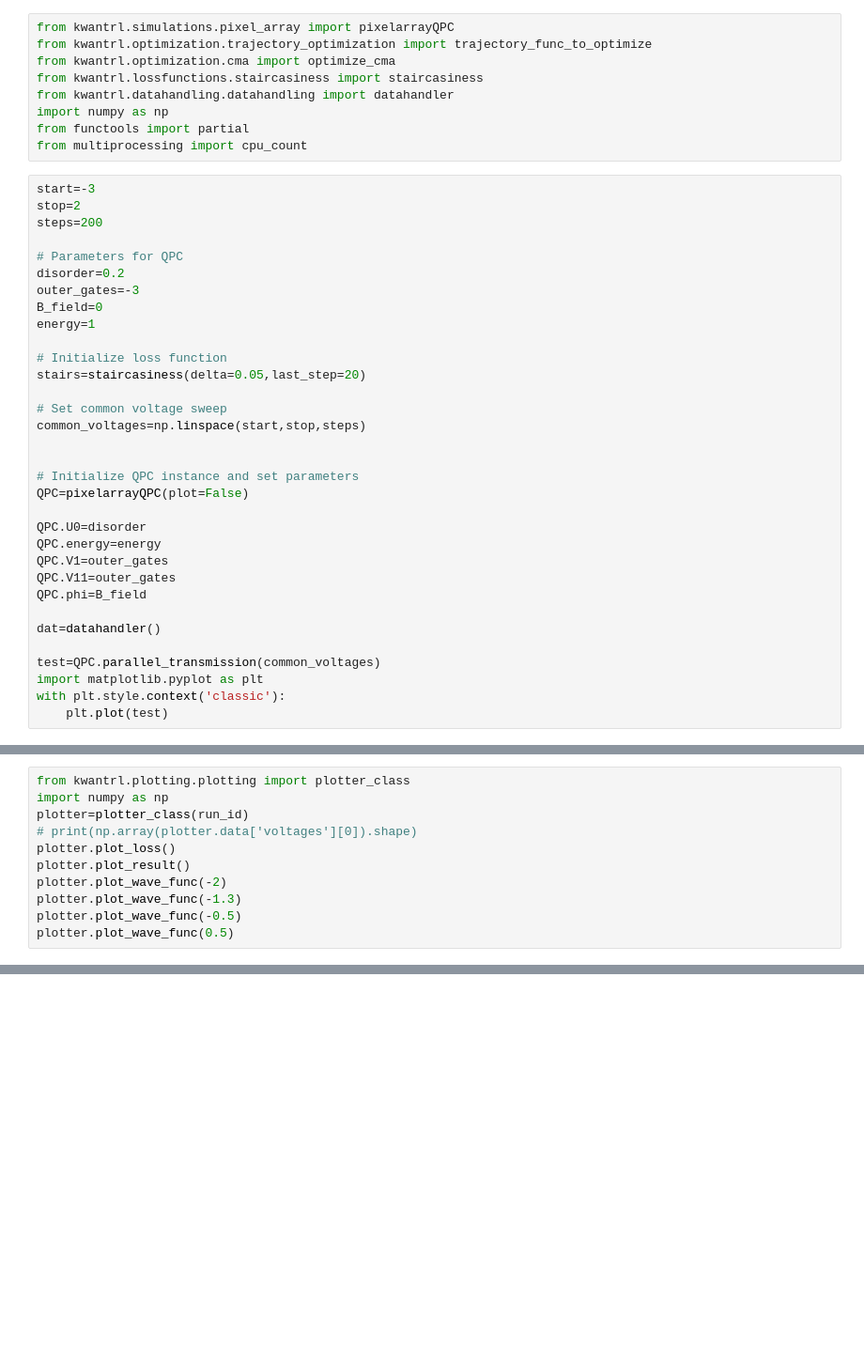
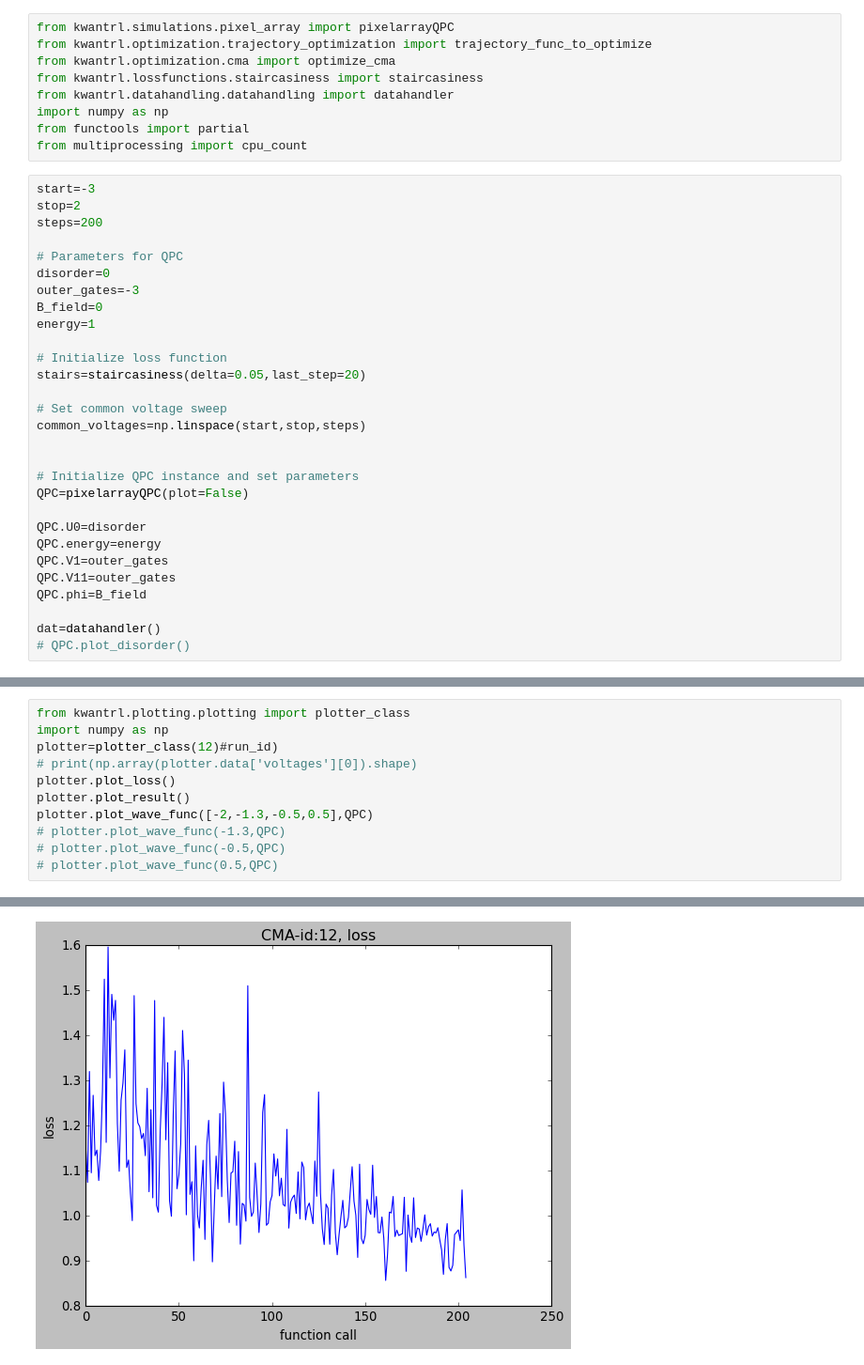
Before and after one commit to jacobdben/qpcRL, a Jupyter notebook: kwantrl/run_scripts/test_trajectory.ipynb, the cells around one changed output, grey strips where cells are left out. Shown at 94% size. Cells and saved outputs as stored; diff of their text form; blank space fills up the shorter version.

Commit message:
did a bunch of tests with the simulation

```diff
--- a/kwantrl/run_scripts/test_trajectory.ipynb
+++ b/kwantrl/run_scripts/test_trajectory.ipynb
@@ -13,7 +13,7 @@ stop=2
 steps=200
 
 # Parameters for QPC
-disorder=0.2
+disorder=0
 outer_gates=-3
 B_field=0
 energy=1
@@ -35,8 +35,4 @@ QPC.V11=outer_gates
 QPC.phi=B_field
 
 dat=datahandler()
-
-test=QPC.parallel_transmission(common_voltages)
-import matplotlib.pyplot as plt
-with plt.style.context('classic'):
-    plt.plot(test)
+# QPC.plot_disorder()
@@ -64,12 +74,12 @@ std deviations: [0.46605569 0.45974738 0.46105218 0.4608477  0.45947909 0.452598
 # %%
 from kwantrl.plotting.plotting import plotter_class
 import numpy as np
-plotter=plotter_class(run_id)
+plotter=plotter_class(12)#run_id)
 # print(np.array(plotter.data['voltages'][0]).shape)
 plotter.plot_loss()
 plotter.plot_result()
-plotter.plot_wave_func(-2)
-plotter.plot_wave_func(-1.3)
-plotter.plot_wave_func(-0.5)
-plotter.plot_wave_func(0.5)
+plotter.plot_wave_func([-2,-1.3,-0.5,0.5],QPC)
+# plotter.plot_wave_func(-1.3,QPC)
+# plotter.plot_wave_func(-0.5,QPC)
+# plotter.plot_wave_func(0.5,QPC)
 # %% [output]
@@ -76,0 +98 @@ NameError: name 'run_id' is not defined
+[figure, added]
```
Also changed, not shown: parts of 4 cells of this notebook, 2 other files.
